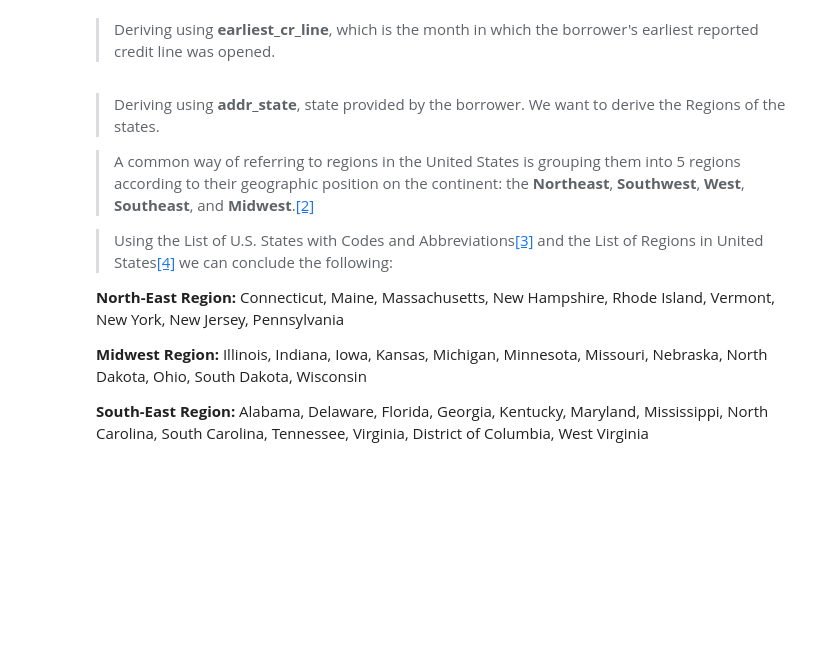
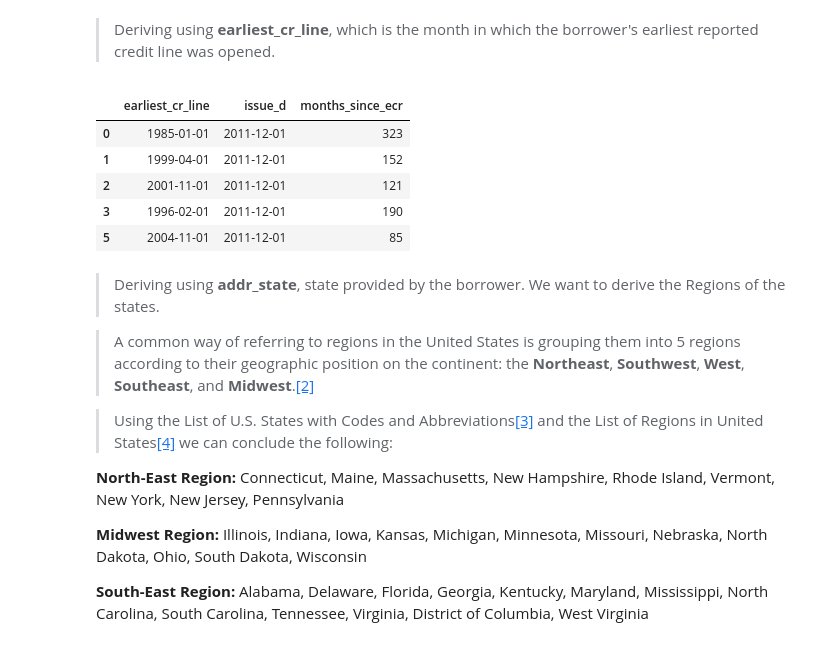
Before and after one commit to svenkatlata/Lending_Club_Case_Study, a Jupyter notebook: Lending_Club_Case_Study_EDA.ipynb, the cells around one changed output. Saved outputs shown, nothing was run; the diff lists cells and outputs as text; code cells hidden in the pictures; blank space fills up the shorter version.

```diff
--- a/Lending_Club_Case_Study_EDA.ipynb
+++ b/Lending_Club_Case_Study_EDA.ipynb
@@ -708,6 +708,25 @@ loan[['issue_d', 'issue_year', 'issue_month', 'issue_quarter']].head()
 | 5 | 2011-12-01 | 2011 | 12 | 4 |
 # %% [markdown]
 > Deriving using **earliest_cr_line**, which is the month in which the borrower's earliest reported credit line was opened.
+# %%
+# Create a function to perform the date_difference mechanism
+def month_diff(date):
+    date1 = min(date)
+    date2 = max(date)
+    return (date2.year - date1.year) * 12 + date2.month - date1.month
+
+# Derive the no. of months since the earliest credit line was opened
+loan['months_since_ecr'] = loan[['earliest_cr_line', 'issue_d']].apply(month_diff, axis=1)
+
+# Data of the derived columns
+loan[['earliest_cr_line', 'issue_d', 'months_since_ecr']].head()
+# %% [output]
+|  | earliest_cr_line | issue_d | months_since_ecr |
+| 0 | 1985-01-01 | 2011-12-01 | 323 |
+| 1 | 1999-04-01 | 2011-12-01 | 152 |
+| 2 | 2001-11-01 | 2011-12-01 | 121 |
+| 3 | 1996-02-01 | 2011-12-01 | 190 |
+| 5 | 2004-11-01 | 2011-12-01 | 85 |
 # %% [markdown]
 > Deriving using **addr_state**, state provided by the borrower. We want to derive the Regions of the states.
 
```
Also changed, not shown: parts of 20 cells of this notebook.
